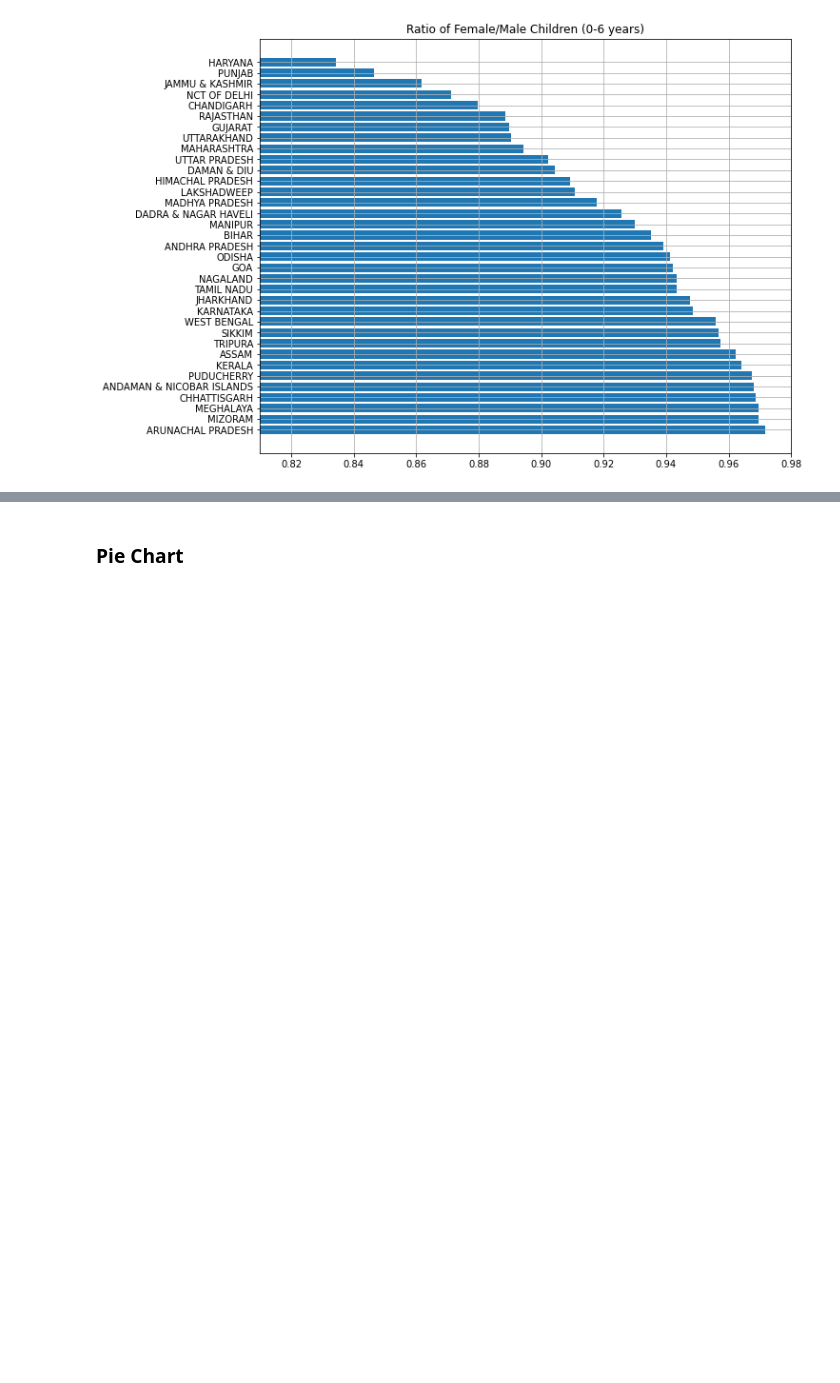
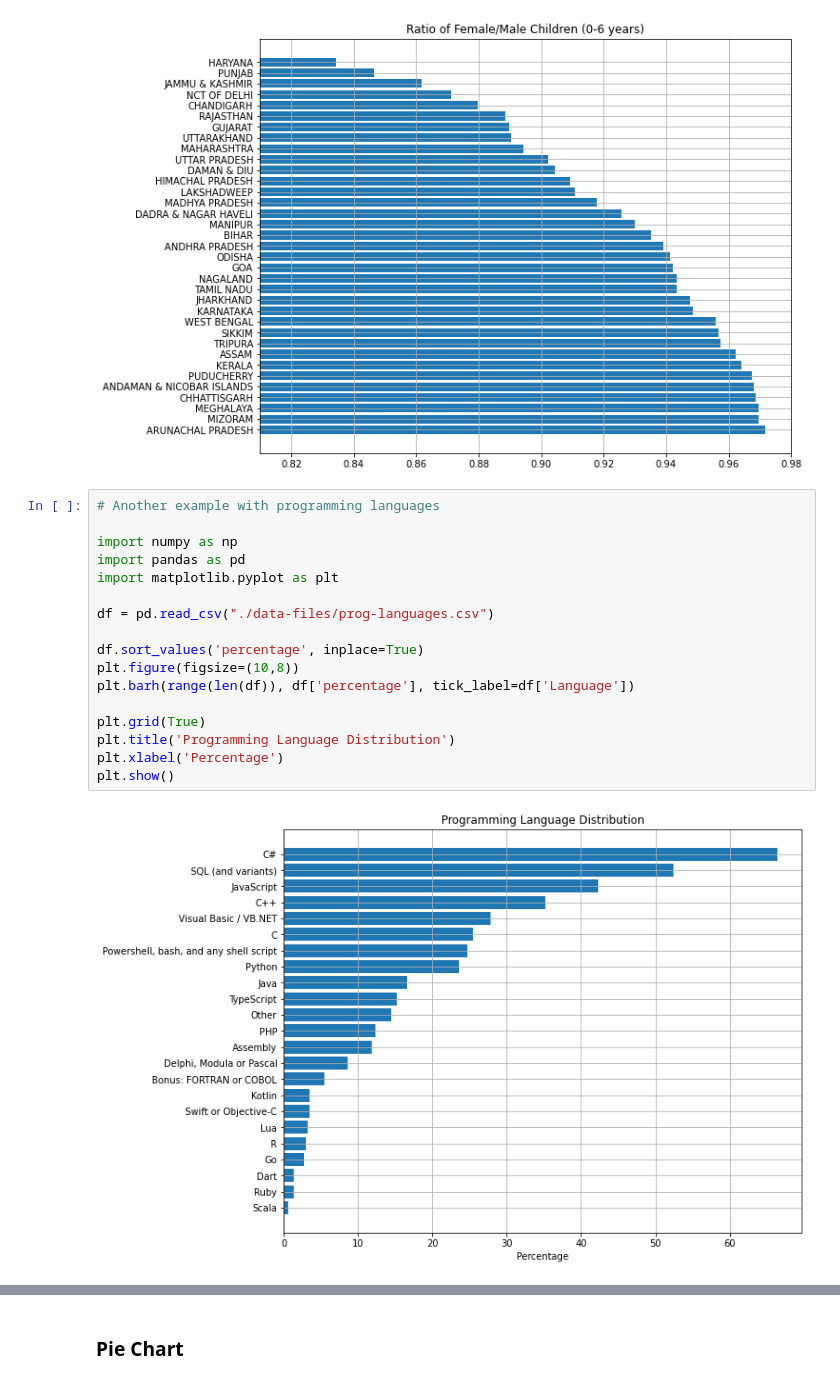
Before and after one commit to samewara/data-visualization, a Jupyter notebook: matplotlib-basic.ipynb, the cells around one changed output, grey strips where cells are left out. Saved outputs shown, nothing was run; the diff lists cells and outputs as text; blank space fills up the shorter version.

Commit message:
bar graph annotation example
bar graph annotation example

```diff
--- a/matplotlib-basic.ipynb
+++ b/matplotlib-basic.ipynb
@@ -434,3 +434,22 @@ plt.title('Ratio of Female/Male Children (0-6 years)')
 plt.show()
 # %% [output]
 [figure]
+# %%
+# Another example with programming languages
+
+import numpy as np
+import pandas as pd
+import matplotlib.pyplot as plt
+
+df = pd.read_csv("./data-files/prog-languages.csv")
+
+df.sort_values('percentage', inplace=True)
+plt.figure(figsize=(10,8))
+plt.barh(range(len(df)), df['percentage'], tick_label=df['Language'])
+
+plt.grid(True)
+plt.title('Programming Language Distribution')
+plt.xlabel('Percentage')
+plt.show()
+# %% [output]
+[figure, added]
```
Also changed, not shown: parts of 1 cell of this notebook, 1 other file.
